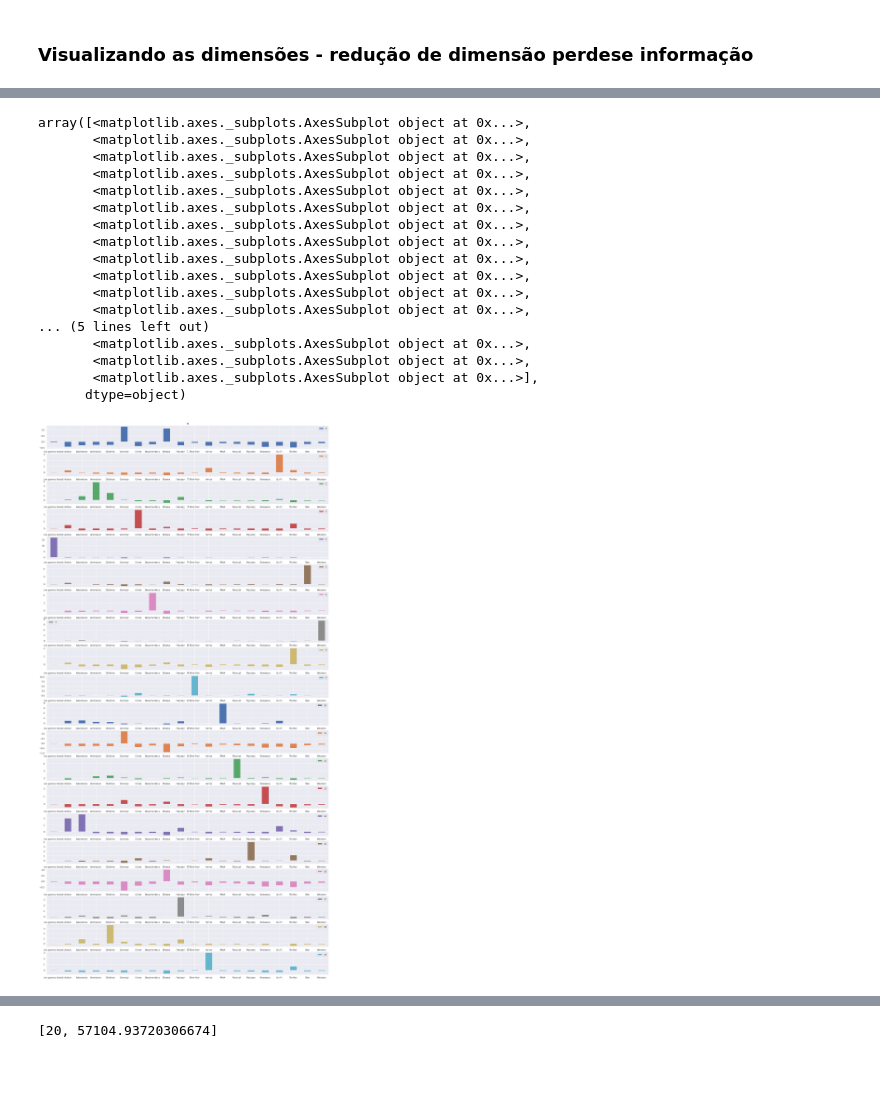
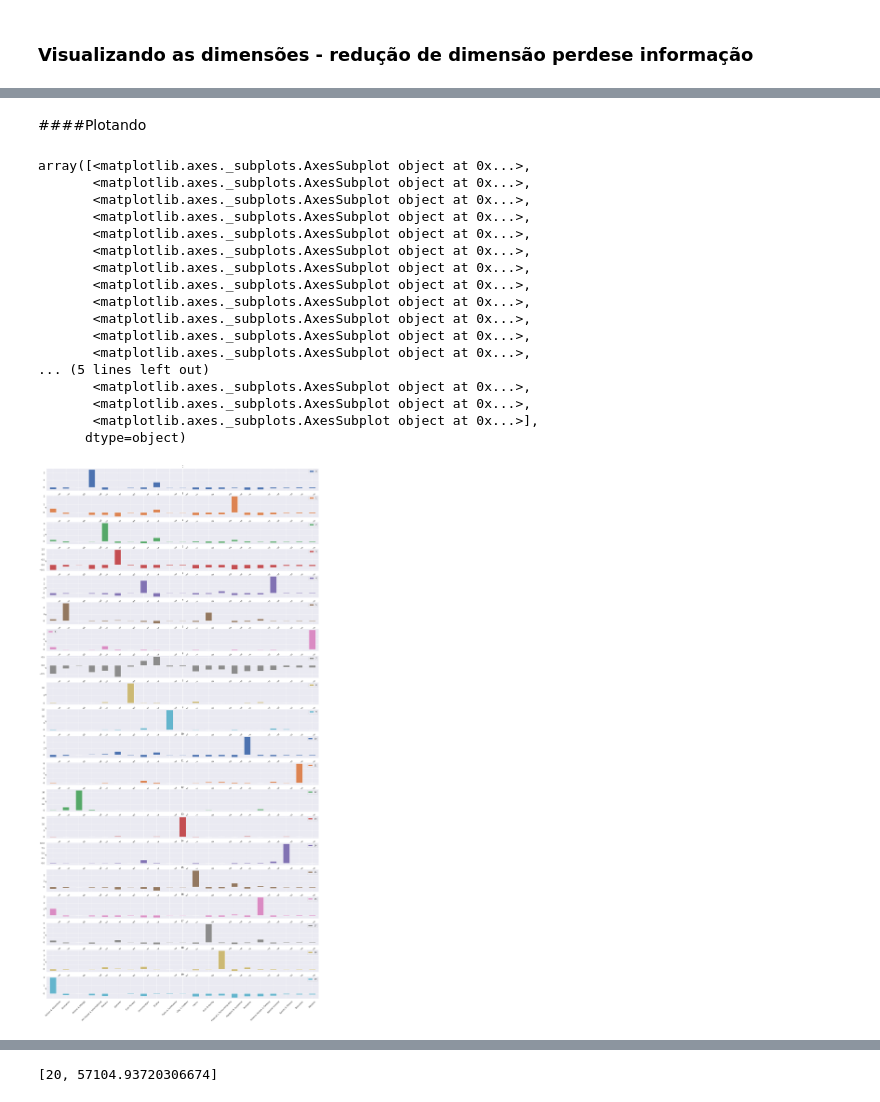
Before and after one commit to luccidomingues/Teste1, a Jupyter notebook: Rotten_Tomatoes_Movies_Unsupervised_ipynb_txt.ipynb, the cells around one changed output, grey strips where cells are left out. Drawn from its saved outputs; the diff is of its cells as text; code cells hidden in the pictures; blank space fills up the shorter version.

```diff
--- a/Rotten_Tomatoes_Movies_Unsupervised_ipynb_txt.ipynb
+++ b/Rotten_Tomatoes_Movies_Unsupervised_ipynb_txt.ipynb
@@ -164,0 +165,9 @@ sns.scatterplot(x=vizu[:, 0],
+# %%
+model1 = KMeans(n_clusters=20)
+
+model1.fit(scaler_genre)
+
+group1 = pd.DataFrame(model1.cluster_centers_,
+            columns=genre.columns)
+
+group1.head(10)
@@ -165,31 +186,26 @@ sns.scatterplot(x=vizu[:, 0],
+# %% [markdown]
+####Plotando
 # %%
-modelo = KMeans(n_clusters=20)
-
-modelo.fit(generos_escalados)
-
-grupos = pd.DataFrame(modelo.cluster_centers_,
-            columns=generos.columns)
-
-grupos.transpose().plot.bar(subplots=True,
+group1.transpose().plot.bar(subplots=True,
                figsize=(25, 50),
                sharex=False,
-               rot=0)
+               rot=45)
 # %% [output]
 array([<matplotlib.axes._subplots.AxesSubplot object at 0x...>,
        <matplotlib.axes._subplots.AxesSubplot object at 0x...>,
        <matplotlib.axes._subplots.AxesSubplot object at 0x...>,
        <matplotlib.axes._subplots.AxesSubplot object at 0x...>,
        <matplotlib.axes._subplots.AxesSubplot object at 0x...>,
        <matplotlib.axes._subplots.AxesSubplot object at 0x...>,
        <matplotlib.axes._subplots.AxesSubplot object at 0x...>,
        <matplotlib.axes._subplots.AxesSubplot object at 0x...>,
        <matplotlib.axes._subplots.AxesSubplot object at 0x...>,
        <matplotlib.axes._subplots.AxesSubplot object at 0x...>,
        <matplotlib.axes._subplots.AxesSubplot object at 0x...>,
        <matplotlib.axes._subplots.AxesSubplot object at 0x...>,
 ... (5 lines left out)
        <matplotlib.axes._subplots.AxesSubplot object at 0x...>,
        <matplotlib.axes._subplots.AxesSubplot object at 0x...>,
        <matplotlib.axes._subplots.AxesSubplot object at 0x...>],
       dtype=object)
-[figure, old version]
+[figure, new version]
```
Also changed, not shown: parts of 11 cells of this notebook.
